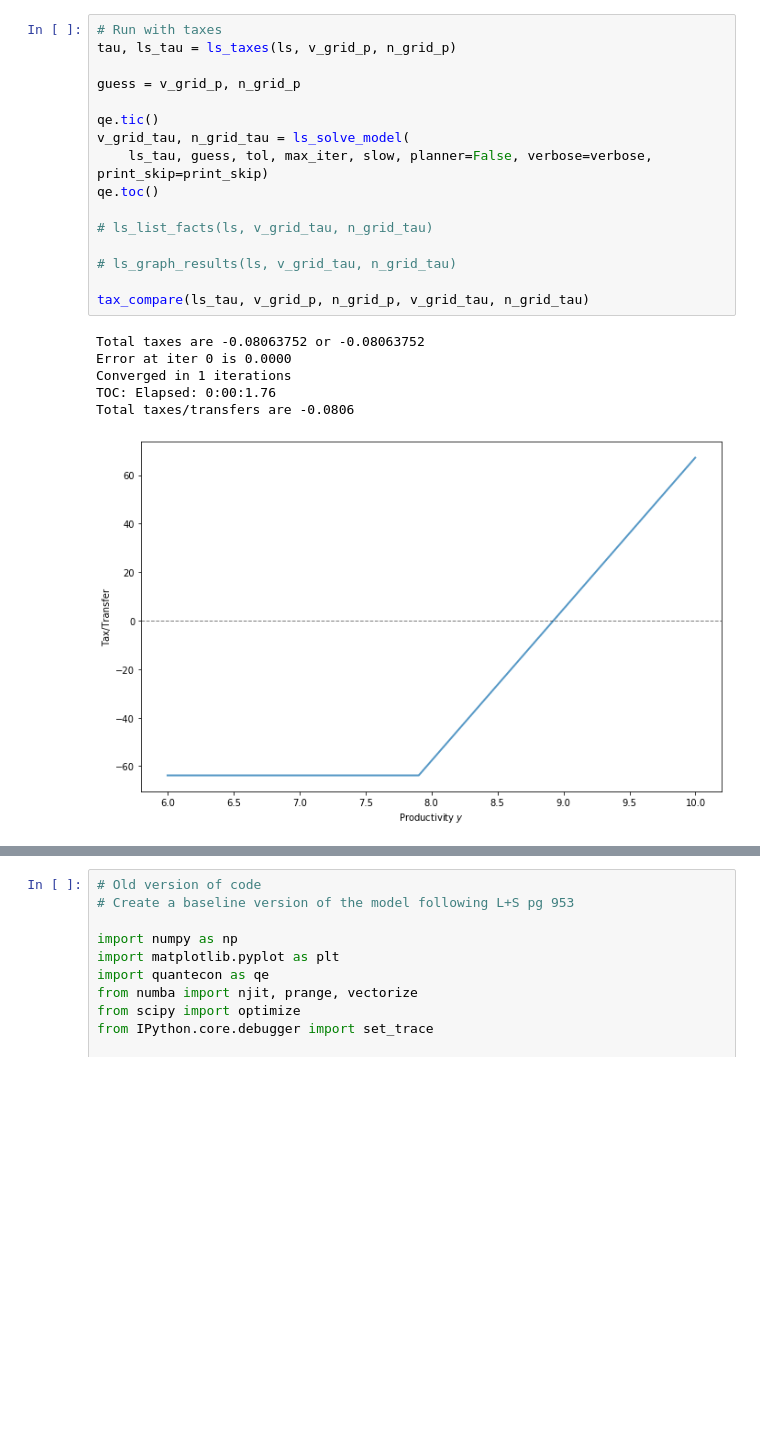
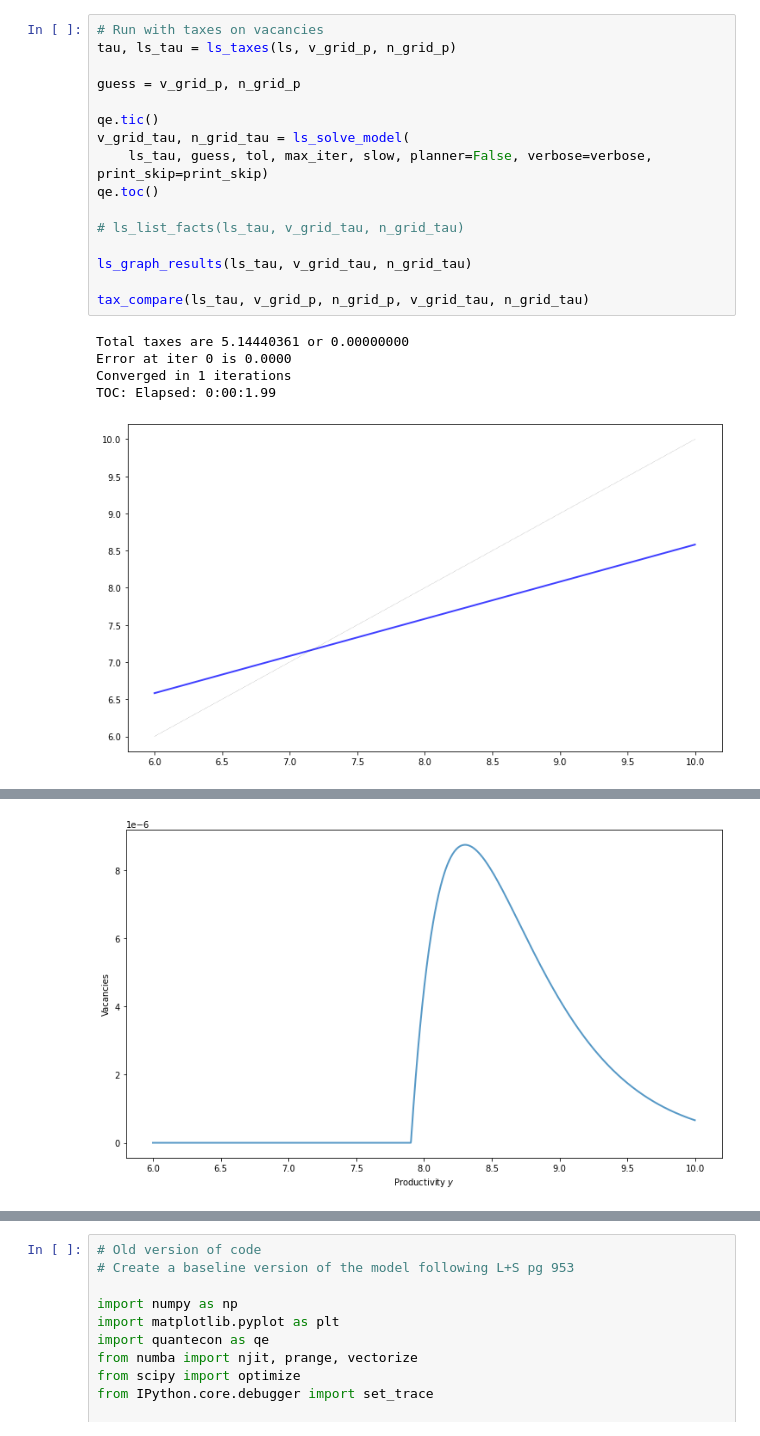
Before and after one commit to spspitze/Outsourcing, a Jupyter notebook: Python Code/LS.ipynb, the cells around one changed output, grey strips where cells are left out. Saved outputs shown, nothing was run; the diff lists cells and outputs as text; blank space fills up the shorter version.

```diff
--- a/Python Code/LS.ipynb
+++ b/Python Code/LS.ipynb
@@ -690,23 +1225,22 @@ Hiring entry from code 0.0172; theory 0.0172
 # %%
-# Run with taxes
+# Run with taxes on vacancies
 tau, ls_tau = ls_taxes(ls, v_grid_p, n_grid_p)
 
 guess = v_grid_p, n_grid_p
 
 qe.tic()
 v_grid_tau, n_grid_tau = ls_solve_model(
     ls_tau, guess, tol, max_iter, slow, planner=False, verbose=verbose, print_skip=print_skip)
 qe.toc()
 
-# ls_list_facts(ls, v_grid_tau, n_grid_tau)
+# ls_list_facts(ls_tau, v_grid_tau, n_grid_tau)
 
-# ls_graph_results(ls, v_grid_tau, n_grid_tau)
+ls_graph_results(ls_tau, v_grid_tau, n_grid_tau)
 
 tax_compare(ls_tau, v_grid_p, n_grid_p, v_grid_tau, n_grid_tau)
 # %% [output]
-Total taxes are -0.08063752 or -0.08063752
+Total taxes are 5.14440361 or 0.00000000
 Error at iter 0 is 0.0000
 Converged in 1 iterations
-TOC: Elapsed: 0:00:1.76
-Total taxes/transfers are -0.0806
+TOC: Elapsed: 0:00:1.99
-[figure, old version]
+[figure, new version]
@@ -714,0 +1249 @@ Total taxes/transfers are -0.0806
+[figure, added]
```
Also changed, not shown: parts of 11 cells of this notebook, 25 other files.
